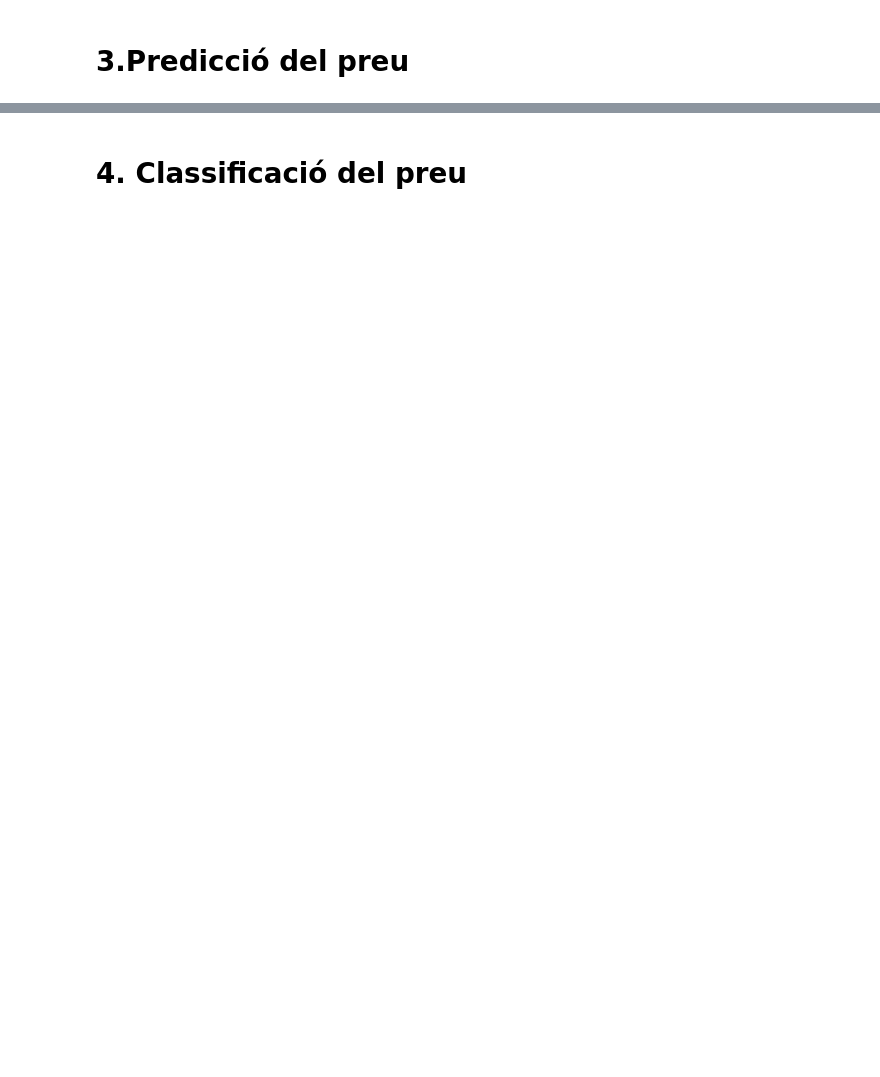
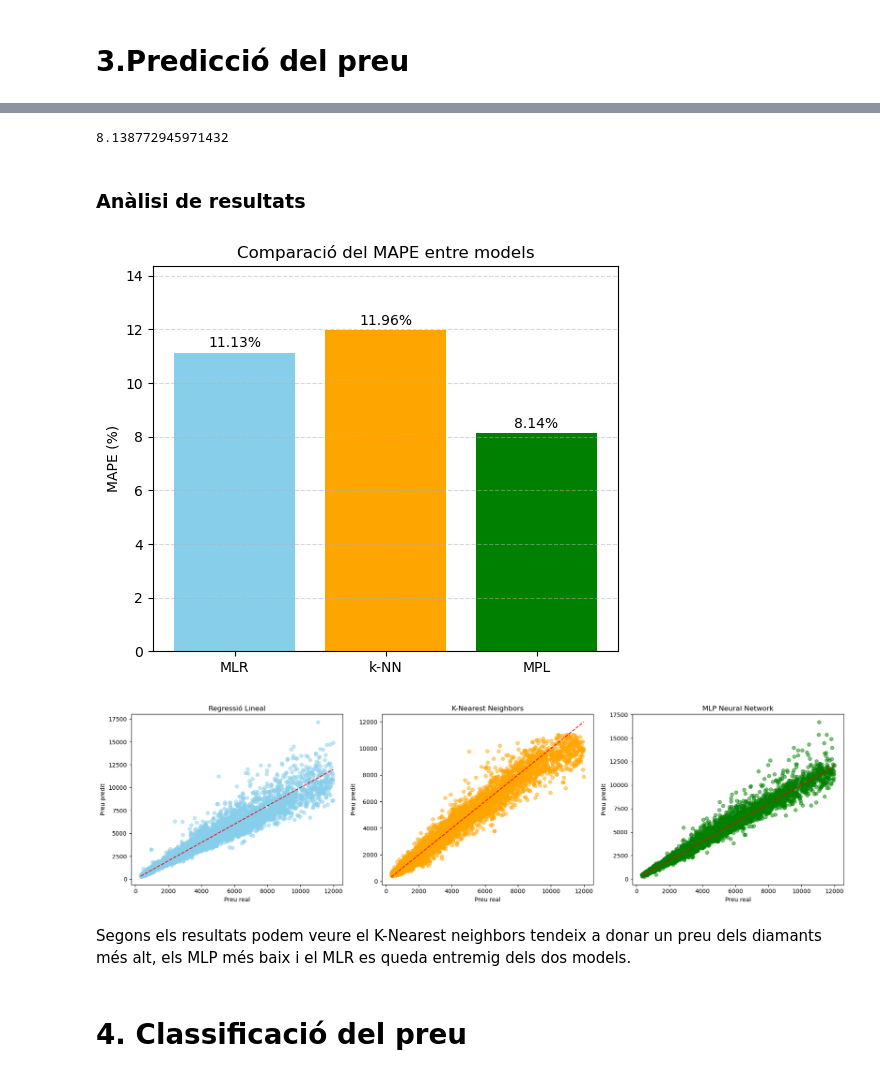
Before and after one commit to Douuniia22/AAMD_P1, a Jupyter notebook: practica.ipynb, the cells around one changed output, grey strips where cells are left out. Cells and saved outputs as stored; diff of their text form; code cells hidden in the pictures; blank space fills up the shorter version.

```diff
--- a/practica.ipynb
+++ b/practica.ipynb
@@ -411,9 +471,11 @@ print(df_train[['log_price', 'price']])
 ### j.Construir un nou atribut high_price que valgui 0 si el preu està estrictament per sota dels $2,500 i 1 en cas contrari.
 # %%
 df_train['high_price'] = (df_train['price'] >= 2500).astype(int)
+df_test['high_price'] = (df_test['price'] >= 2500).astype(int)
 
 # Comprovar els resultats
 print(df_train[['price', 'high_price']])
+print(df_test[['price', 'high_price']])
 # %% [output]
        price  high_price
 0       1601           0
@@ -433,0 +585,10 @@ print(df_train[['price', 'high_price']])
+# %%
+knn_optim = KNeighborsRegressor(best_k)
+knn_optim.fit(x_train, y_train)
+
+knn_log_price_predict = knn_optim.predict(x_test)
+
+knn_price_predict = log_to_price(inverse_scale_log_price(knn_log_price_predict))
+
+mape_knn = mape(price_real, knn_price_predict)
+print(mape_knn)
@@ -434,2 +620,61 @@ print(df_train[['price', 'high_price']])
+# %%
+mlp_log_price_pred = grid_mlp.predict(x_test)
+
+mlp_price_predict = log_to_price(inverse_scale_log_price(mlp_log_price_pred))
+
+mape_mpl = mape(price_real, mlp_price_predict)
+print(mape_mpl)
+# %% [output]
+8.138772945971432
+# %% [markdown]
+### Anàlisi de resultats
+# %%
+plt.figure(figsize=(6, 5))
+model_names = ['MLR', 'k-NN', 'MPL']
+mape_values = [mape_mlr, mape_knn, mape_mpl]
+
+plt.bar(model_names, mape_values, color=['skyblue', 'orange', 'green'])
+plt.title("Comparació del MAPE entre models")
+plt.ylabel("MAPE (%)")
+plt.ylim(0, max(mape_values) * 1.2)
+
+# Mostrar los valores encima de las barras
+for i, value in enumerate(mape_values):
+    plt.text(i, value + 0.2, f"{value:.2f}%", ha='center')
+
+plt.grid(axis='y', linestyle='--', alpha=0.5)
+plt.show()
+
+
+plt.figure(figsize=(18, 5))
+plt.subplot(1, 3, 1)
+
+plt.scatter(price_real, mlr_price_predict, alpha=0.5, color='skyblue')
+plt.plot([price_real.min(), price_real.max()], [price_real.min(), price_real.max()], 'r--')
+plt.title("Regressió Lineal")
+plt.xlabel("Preu real")
+plt.ylabel("Preu predit")
+
+plt.subplot(1, 3, 2)
+plt.scatter(price_real, knn_price_predict, alpha=0.5, color='orange')
+plt.plot([price_real.min(), price_real.max()], [price_real.min(), price_real.max()], 'r--')
+plt.title("K-Nearest Neighbors")
+plt.xlabel("Preu real")
+plt.ylabel("Preu predit")
+
+plt.subplot(1, 3, 3)
+plt.scatter(price_real, mlp_price_predict, alpha=0.5, color='green')
+plt.plot([price_real.min(), price_real.max()], [price_real.min(), price_real.max()], 'r--')
+plt.title("MLP Neural Network")
+plt.xlabel("Preu real")
+plt.ylabel("Preu predit")
+
+plt.tight_layout()
+plt.show()
+# %% [output]
+[figure, added]
+[figure, added]
+# %% [markdown]
+Segons els resultats podem veure el K-Nearest neighbors tendeix a donar un preu dels diamants més alt, els MLP més baix i el MLR es queda entremig dels dos models.
 # %% [markdown]
 # 4. Classificació del preu
```
Also changed, not shown: parts of 28 cells of this notebook, 1 other file.
